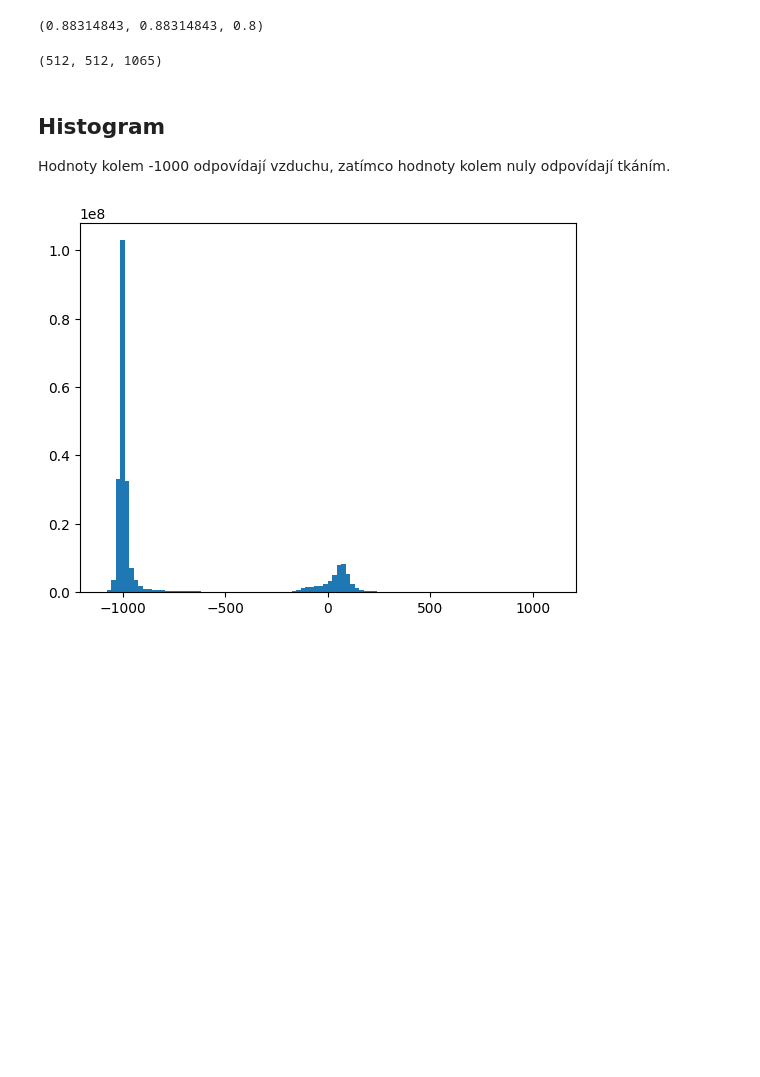
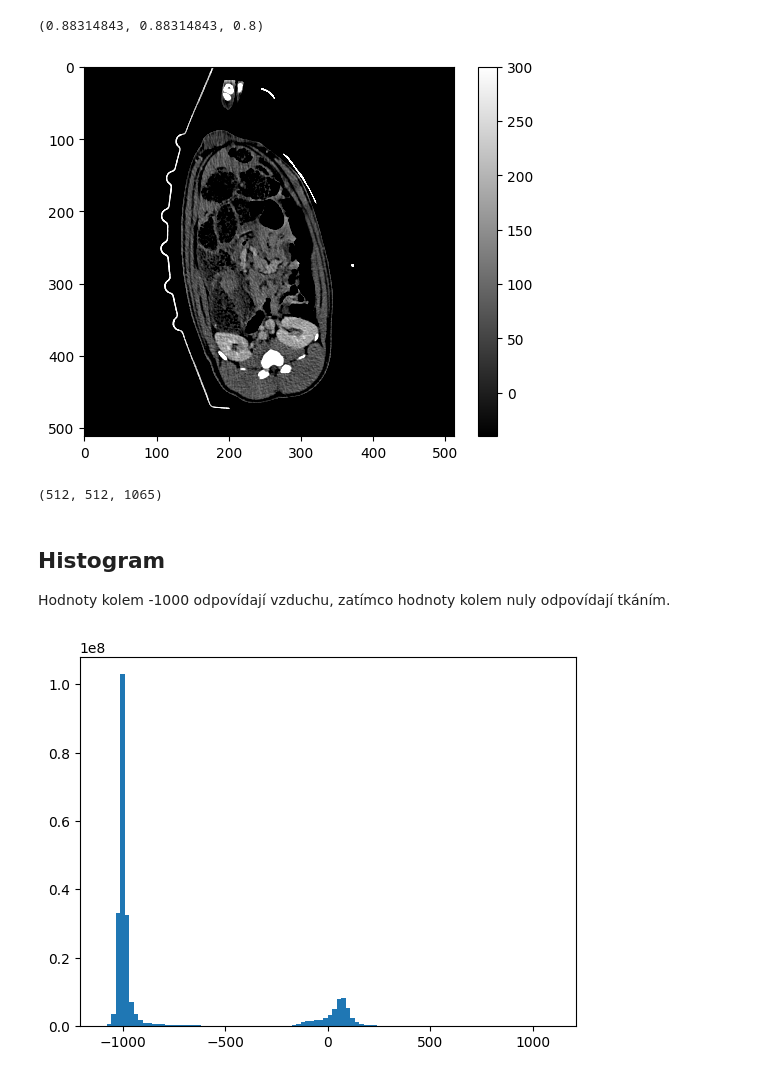
Before and after one commit to mjirik/zdo2025, a Jupyter notebook: ZDO2025.ipynb, the cells around one changed output. Cells and saved outputs as stored; diff of their text form; code cells hidden in the pictures; blank space fills up the shorter version.

```diff
--- a/ZDO2025.ipynb
+++ b/ZDO2025.ipynb
@@ -106,6 +107,12 @@ datap = io3d.read(fn)
 datap.voxelsize_mm
 # %% [output]
 (0.88314843, 0.88314843, 0.8)
+# %%
+plt.imshow(data3d[:,:,i], cmap="gray", clim=[-40, 300])
+plt.colorbar()
+plt.show()
+# %% [output]
+[figure, added]
 # %%
 datap.data3d.shape
 # %% [output]
```
Also changed, not shown: parts of 15 cells of this notebook.
